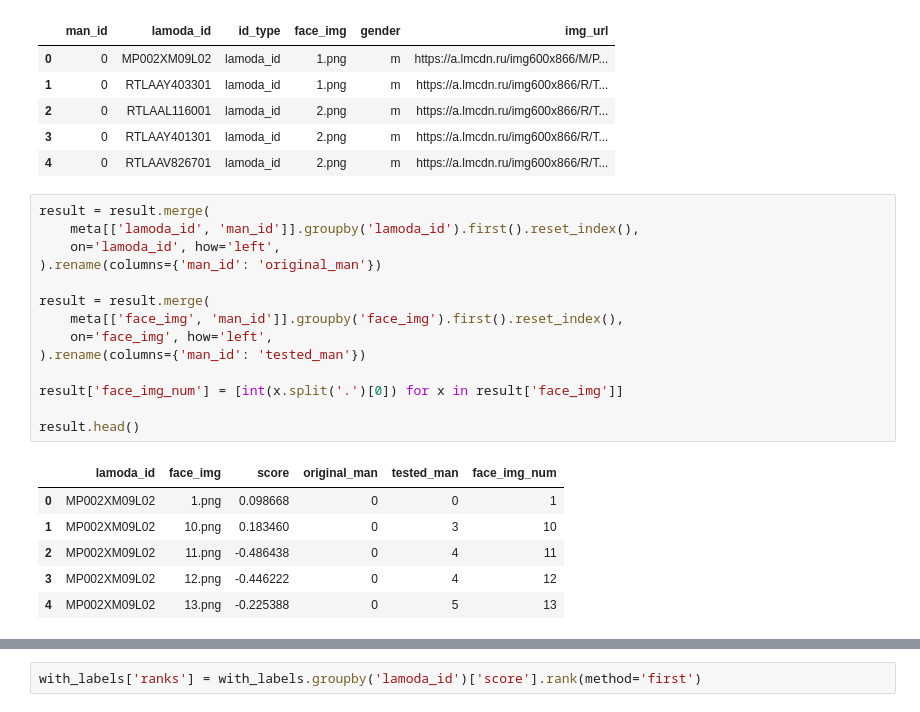
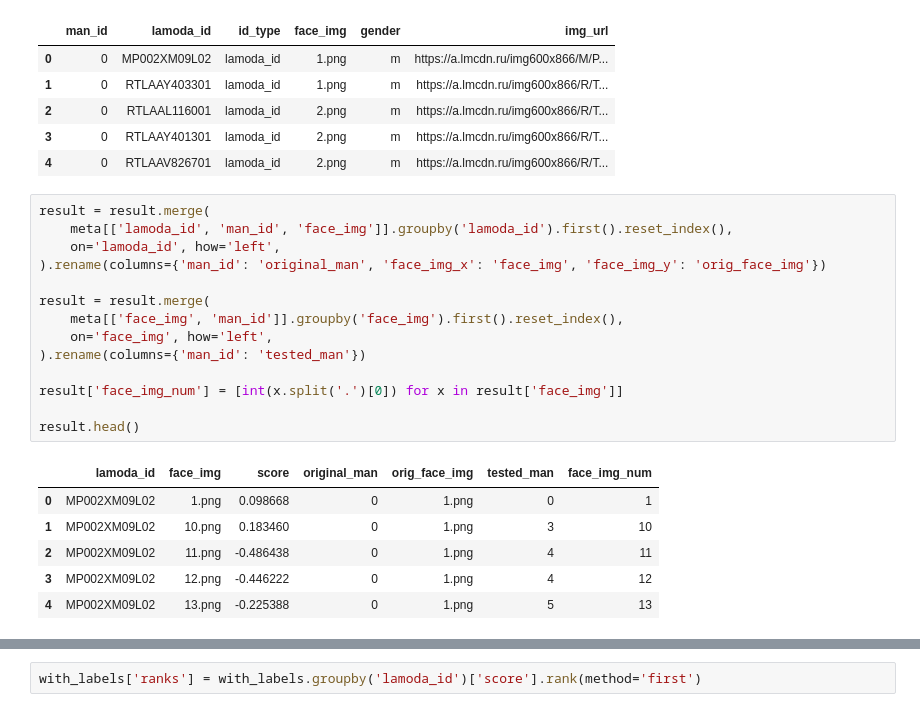
Before and after one commit to roma1n/face_clothes_matching, a Jupyter notebook: notebooks/roma1n/lamoda_validation_no_faces.ipynb, the cells around one changed output, grey strips where cells are left out. Saved outputs shown, nothing was run; the diff lists cells and outputs as text.

```diff
--- a/notebooks/roma1n/lamoda_validation_no_faces.ipynb
+++ b/notebooks/roma1n/lamoda_validation_no_faces.ipynb
@@ -57,22 +57,22 @@ meta.head()
 | 4 | 0 | RTLAAV826701 | lamoda_id | 2.png | m | https://a.lmcdn.ru/img600x866/R/T... |
 # %%
 result = result.merge(
-    meta[['lamoda_id', 'man_id']].groupby('lamoda_id').first().reset_index(),
+    meta[['lamoda_id', 'man_id', 'face_img']].groupby('lamoda_id').first().reset_index(),
     on='lamoda_id', how='left',
-).rename(columns={'man_id': 'original_man'})
+).rename(columns={'man_id': 'original_man', 'face_img_x': 'face_img', 'face_img_y': 'orig_face_img'})
 
 result = result.merge(
     meta[['face_img', 'man_id']].groupby('face_img').first().reset_index(),
     on='face_img', how='left',
 ).rename(columns={'man_id': 'tested_man'})
 
 result['face_img_num'] = [int(x.split('.')[0]) for x in result['face_img']]
 
 result.head()
 # %% [output]
-|  | lamoda_id | face_img | score | original_man | tested_man | face_img_num |
-| 0 | MP002XM09L02 | 1.png | 0.098668 | 0 | 0 | 1 |
-| 1 | MP002XM09L02 | 10.png | 0.183460 | 0 | 3 | 10 |
-| 2 | MP002XM09L02 | 11.png | -0.486438 | 0 | 4 | 11 |
-| 3 | MP002XM09L02 | 12.png | -0.446222 | 0 | 4 | 12 |
-| 4 | MP002XM09L02 | 13.png | -0.225388 | 0 | 5 | 13 |
+|  | lamoda_id | face_img | score | original_man | orig_face_img | tested_man | face_img_num |
+| 0 | MP002XM09L02 | 1.png | 0.098668 | 0 | 1.png | 0 | 1 |
+| 1 | MP002XM09L02 | 10.png | 0.183460 | 0 | 1.png | 3 | 10 |
+| 2 | MP002XM09L02 | 11.png | -0.486438 | 0 | 1.png | 4 | 11 |
+| 3 | MP002XM09L02 | 12.png | -0.446222 | 0 | 1.png | 4 | 12 |
+| 4 | MP002XM09L02 | 13.png | -0.225388 | 0 | 1.png | 5 | 13 |
```
Also changed, not shown: parts of 23 cells of this notebook, 20 other files.
